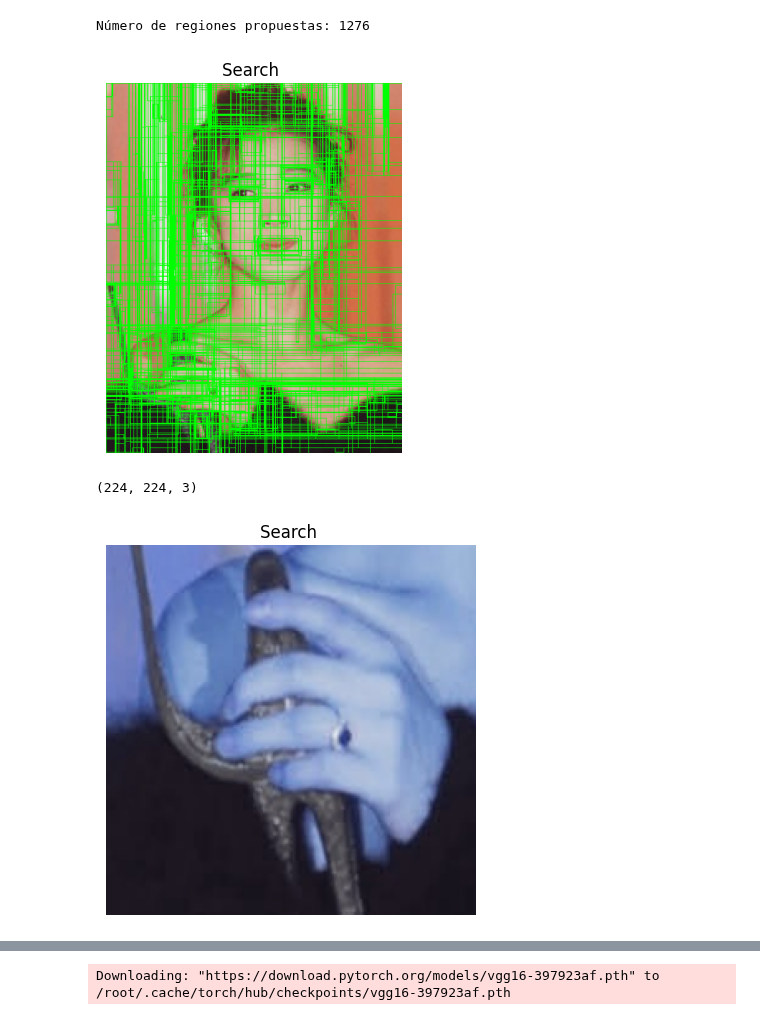
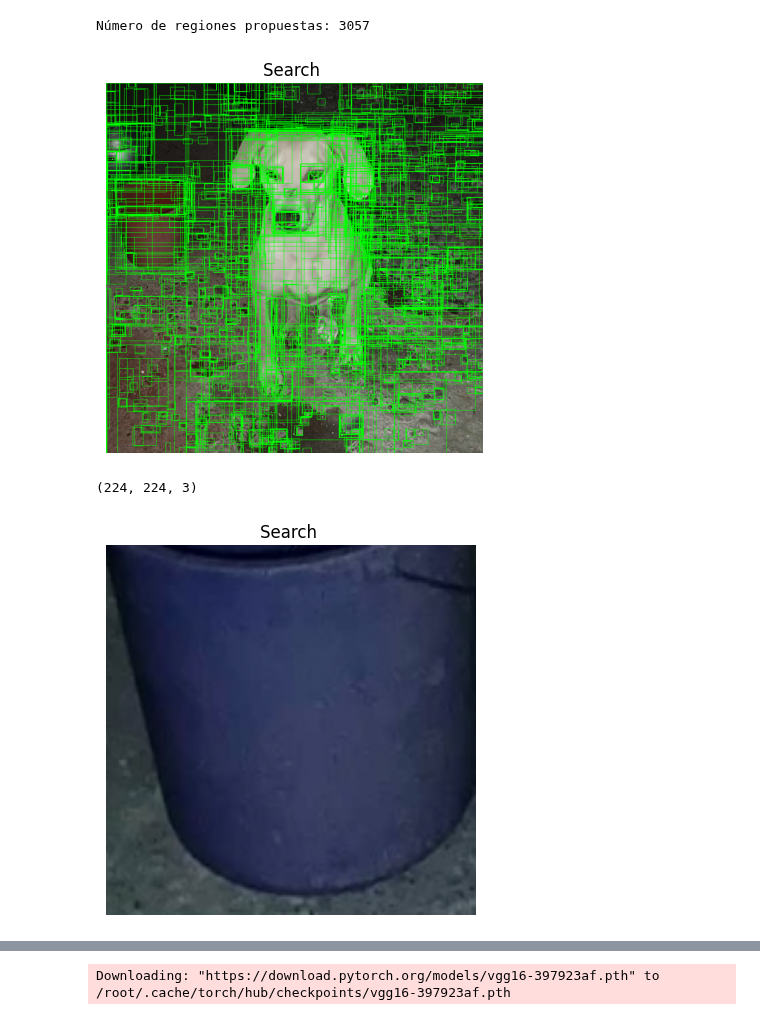
Before and after one commit to JuniorHZ19/CNN-PARA-DETECION-DE-OBJETOS, a Jupyter notebook: R-CNN.ipynb, the cells around one changed output, grey strips where cells are left out. Drawn from its saved outputs; the diff is of its cells as text; code cells hidden in the pictures.

```diff
--- a/R-CNN.ipynb
+++ b/R-CNN.ipynb
@@ -32,7 +32,7 @@ import cv2
 import matplotlib.pyplot as plt
 
 # Cargar la imagen
-image = cv2.imread('/content/akina.jpg')
+image = cv2.imread('/content/akina.png')
 
 def get_Region_Proposals(img,max_regiones=2000):
 # Crear un objeto de Selective Search
@@ -41,35 +41,35 @@ def get_Region_Proposals(img,max_regiones=2000):
 # Configurar la imagen para Selective Search
  ss.setBaseImage(img)
 
 # Modo rápido o calidad
 
  ss.switchToSelectiveSearchFast()  # Más rápido pero menos preciso
 
  #ss.switchToSelectiveSearchQuality()  # Más preciso pero más lento
 
 # Ejecutar Selective Search para obtener las regiones propuestas
  rects = ss.process()
 
  print(f"Número de regiones propuestas: {len(rects)}")
 
  return rects[:max_regiones]
 
 
 rectas_propuestas=get_Region_Proposals(image)
 
 image_rgb = cv2.cvtColor(image, cv2.COLOR_BGR2RGB)
 
 # Dibujar las regiones propuestas en la imagen
 for (x, y, w, h) in rectas_propuestas:  # Limitar a las primeras 100 regiones para visualizar
     cv2.rectangle(image_rgb, (x, y), (x + w, y + h), (0, 255, 0), 1)
 # Mostrar la imagen con Matplotlib
 plt.imshow(image_rgb)
 plt.axis('off')  # Ocultar los ejes
 plt.title("Search ")
 plt.show()
 # %% [output]
-Número de regiones propuestas: 1276
+Número de regiones propuestas: 3057
-[figure, old version]
+[figure, new version]
 # %%
 #Funcion redimension dee regiones para entrada al cnn:
 
@@ -95,7 +95,7 @@ plt.title("Search ")
 plt.show()
 # %% [output]
 (224, 224, 3)
-[figure, old version]
+[figure, new version]
 # %%
 #Leer arhcivos xml:
 import os
```
Also changed, not shown: parts of 2 cells of this notebook.
